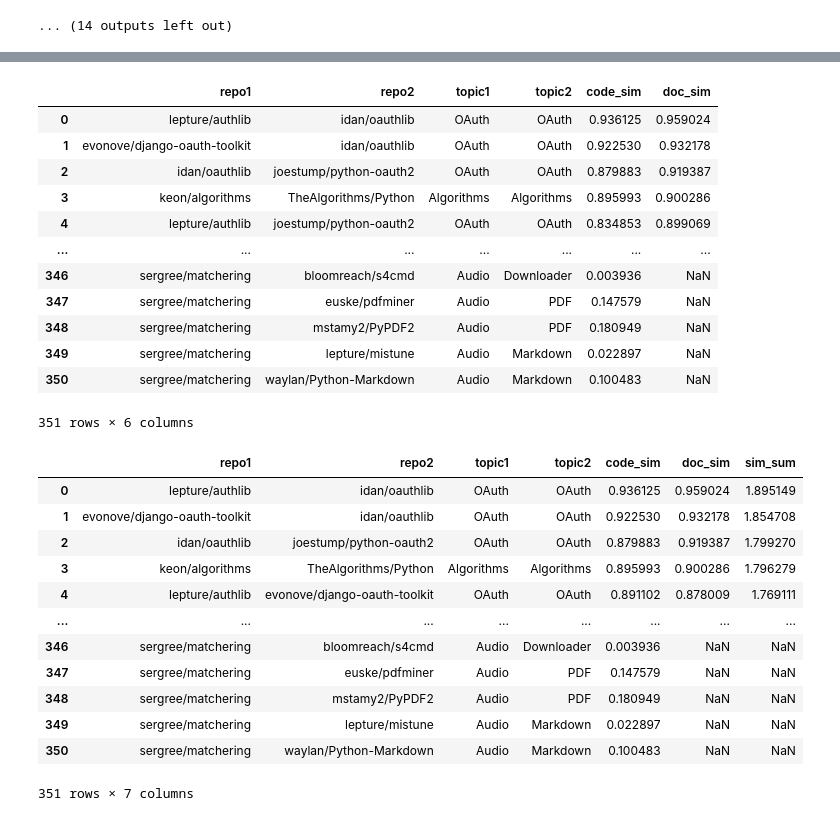
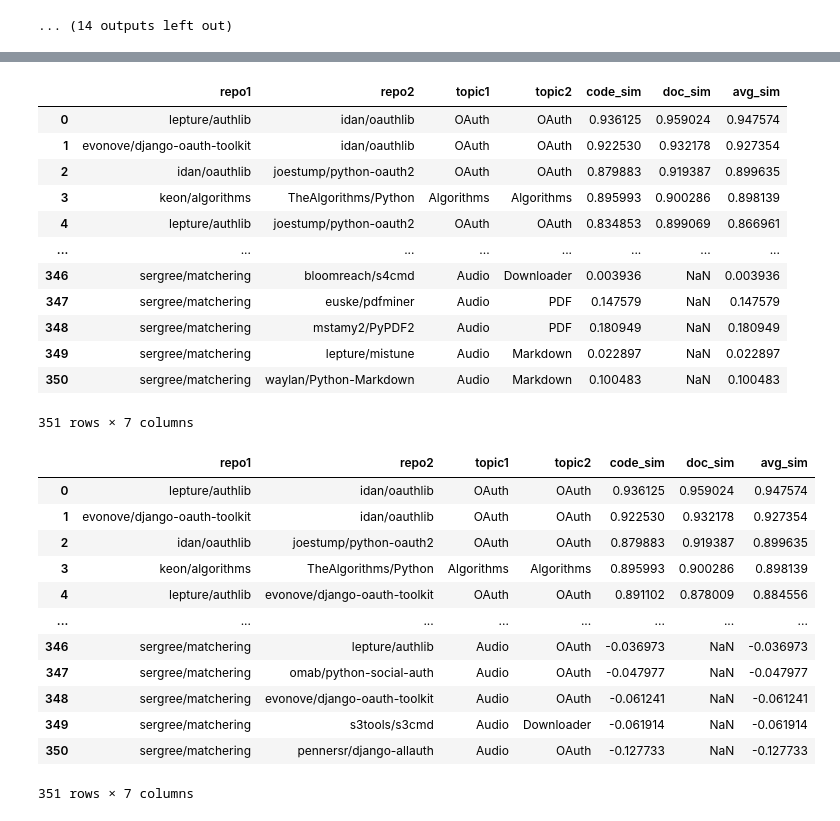
Before and after one commit to RepoAnalysis/RepoSim, a Jupyter notebook: notebooks/BiEncoder/UniXCoder.ipynb, the cells around one changed output, grey strips where cells are left out. Drawn from its saved outputs; the diff is of its cells as text; code cells hidden in the pictures.

```diff
--- a/notebooks/BiEncoder/UniXCoder.ipynb
+++ b/notebooks/BiEncoder/UniXCoder.ipynb
@@ -182,7 +184,8 @@ for repo_name, repo_dict in tqdm(repo_info.items()):
 # %%
+from torch.nn import CosineSimilarity
 from itertools import combinations
 
-cosim = torch.nn.CosineSimilarity(dim=0, eps=1e-8)
+cossim = CosineSimilarity(dim=0, eps=1e-8)
 res = []
 for repo1, repo2 in combinations(REPOS, 2):
     code_embeddings1 = repo_info[repo1]["code_embeddings"]
@@ -190,14 +193,14 @@ for repo1, repo2 in combinations(REPOS, 2):
     if code_embeddings1 is None or code_embeddings2 is None:
         code_similarity = None
     else:
-        code_similarity = cosim(code_embeddings1, code_embeddings2).cpu().detach().numpy().item()
+        code_similarity = cossim(code_embeddings1, code_embeddings2).cpu().detach().numpy().item()
 
     doc_embeddings1 = repo_info[repo1]["doc_embeddings"]
     doc_embeddings2 = repo_info[repo2]["doc_embeddings"]
     if doc_embeddings1 is None or doc_embeddings2 is None:
         doc_similarity = None
     else:
-        doc_similarity = cosim(doc_embeddings1, doc_embeddings2).cpu().detach().numpy().item()
+        doc_similarity = cossim(doc_embeddings1, doc_embeddings2).cpu().detach().numpy().item()
 
     topic1 = repo_info[repo1]["topic"]
     topic2 = repo_info[repo2]["topic"]
@@ -207,5 +210,8 @@ for repo1, repo2 in combinations(REPOS, 2):
 import pandas as pd
 
 df = pd.DataFrame(res, columns=["repo1", "repo2", "topic1", "topic2", "code_sim", "doc_sim"])
+
+# NaN values due to missing code/docstring in the repo will be skipped
+df["avg_sim"] = df[["code_sim", "doc_sim"]].mean(axis=1, skipna=True)
 df
 # %% [output]
@@ -245,34 +249,36 @@ df.sort_values("code_sim", ascending=False).reset_index(drop=True)
 # Sort the table based on docstring semantic similarity
 df.sort_values("doc_sim", ascending=False).reset_index(drop=True)
 # %% [output]
-|  | repo1 | repo2 | topic1 | topic2 | code_sim | doc_sim |
-| 0 | lepture/authlib | idan/oauthlib | OAuth | OAuth | 0.936125 | 0.959024 |
-| 1 | evonove/django-oauth-toolkit | idan/oauthlib | OAuth | OAuth | 0.922530 | 0.932178 |
-| 2 | idan/oauthlib | joestump/python-oauth2 | OAuth | OAuth | 0.879883 | 0.919387 |
-| 3 | keon/algorithms | TheAlgorithms/Python | Algorithms | Algorithms | 0.895993 | 0.900286 |
-| 4 | lepture/authlib | joestump/python-oauth2 | OAuth | OAuth | 0.834853 | 0.899069 |
-| ... | ... | ... | ... | ... | ... | ... |
-| 346 | sergree/matchering | bloomreach/s4cmd | Audio | Downloader | 0.003936 | NaN |
-| 347 | sergree/matchering | euske/pdfminer | Audio | PDF | 0.147579 | NaN |
-| 348 | sergree/matchering | mstamy2/PyPDF2 | Audio | PDF | 0.180949 | NaN |
-| 349 | sergree/matchering | lepture/mistune | Audio | Markdown | 0.022897 | NaN |
-| 350 | sergree/matchering | waylan/Python-Markdown | Audio | Markdown | 0.100483 | NaN |
+|  | repo1 | repo2 | topic1 | topic2 | code_sim | doc_sim | avg_sim |
+| 0 | lepture/authlib | idan/oauthlib | OAuth | OAuth | 0.936125 | 0.959024 | 0.947574 |
+| 1 | evonove/django-oauth-toolkit | idan/oauthlib | OAuth | OAuth | 0.922530 | 0.932178 | 0.927354 |
+| 2 | idan/oauthlib | joestump/python-oauth2 | OAuth | OAuth | 0.879883 | 0.919387 | 0.899635 |
+| 3 | keon/algorithms | TheAlgorithms/Python | Algorithms | Algorithms | 0.895993 | 0.900286 | 0.898139 |
+| 4 | lepture/authlib | joestump/python-oauth2 | OAuth | OAuth | 0.834853 | 0.899069 | 0.866961 |
+| ... | ... | ... | ... | ... | ... | ... | ... |
+| 346 | sergree/matchering | bloomreach/s4cmd | Audio | Downloader | 0.003936 | NaN | 0.003936 |
+| 347 | sergree/matchering | euske/pdfminer | Audio | PDF | 0.147579 | NaN | 0.147579 |
+| 348 | sergree/matchering | mstamy2/PyPDF2 | Audio | PDF | 0.180949 | NaN | 0.180949 |
+| 349 | sergree/matchering | lepture/mistune | Audio | Markdown | 0.022897 | NaN | 0.022897 |
+| 350 | sergree/matchering | waylan/Python-Markdown | Audio | Markdown | 0.100483 | NaN | 0.100483 |
-351 rows × 6 columns
+351 rows × 7 columns
 # %%
-# Sort the table based on the sum of code and docstring similarities
-df["sim_sum"] = df["code_sim"] + df["doc_sim"]
-df.sort_values("sim_sum", ascending=False).reset_index(drop=True)
+# Sort the table based on average similarity and save it
+df = df.sort_values("avg_sim", ascending=False).reset_index(drop=True)
+df.to_csv("eval_res.csv")
+
+df
 # %% [output]
-|  | repo1 | repo2 | topic1 | topic2 | code_sim | doc_sim | sim_sum |
-| 0 | lepture/authlib | idan/oauthlib | OAuth | OAuth | 0.936125 | 0.959024 | 1.895149 |
-| 1 | evonove/django-oauth-toolkit | idan/oauthlib | OAuth | OAuth | 0.922530 | 0.932178 | 1.854708 |
-| 2 | idan/oauthlib | joestump/python-oauth2 | OAuth | OAuth | 0.879883 | 0.919387 | 1.799270 |
-| 3 | keon/algorithms | TheAlgorithms/Python | Algorithms | Algorithms | 0.895993 | 0.900286 | 1.796279 |
-| 4 | lepture/authlib | evonove/django-oauth-toolkit | OAuth | OAuth | 0.891102 | 0.878009 | 1.769111 |
+|  | repo1 | repo2 | topic1 | topic2 | code_sim | doc_sim | avg_sim |
+| 0 | lepture/authlib | idan/oauthlib | OAuth | OAuth | 0.936125 | 0.959024 | 0.947574 |
+| 1 | evonove/django-oauth-toolkit | idan/oauthlib | OAuth | OAuth | 0.922530 | 0.932178 | 0.927354 |
+| 2 | idan/oauthlib | joestump/python-oauth2 | OAuth | OAuth | 0.879883 | 0.919387 | 0.899635 |
+| 3 | keon/algorithms | TheAlgorithms/Python | Algorithms | Algorithms | 0.895993 | 0.900286 | 0.898139 |
+| 4 | lepture/authlib | evonove/django-oauth-toolkit | OAuth | OAuth | 0.891102 | 0.878009 | 0.884556 |
 | ... | ... | ... | ... | ... | ... | ... | ... |
-| 346 | sergree/matchering | bloomreach/s4cmd | Audio | Downloader | 0.003936 | NaN | NaN |
-| 347 | sergree/matchering | euske/pdfminer | Audio | PDF | 0.147579 | NaN | NaN |
-| 348 | sergree/matchering | mstamy2/PyPDF2 | Audio | PDF | 0.180949 | NaN | NaN |
-| 349 | sergree/matchering | lepture/mistune | Audio | Markdown | 0.022897 | NaN | NaN |
-| 350 | sergree/matchering | waylan/Python-Markdown | Audio | Markdown | 0.100483 | NaN | NaN |
+| 346 | sergree/matchering | lepture/authlib | Audio | OAuth | -0.036973 | NaN | -0.036973 |
+| 347 | sergree/matchering | omab/python-social-auth | Audio | OAuth | -0.047977 | NaN | -0.047977 |
+| 348 | sergree/matchering | evonove/django-oauth-toolkit | Audio | OAuth | -0.061241 | NaN | -0.061241 |
+| 349 | sergree/matchering | s3tools/s3cmd | Audio | Downloader | -0.061914 | NaN | -0.061914 |
+| 350 | sergree/matchering | pennersr/django-allauth | Audio | OAuth | -0.127733 | NaN | -0.127733 |
 351 rows × 7 columns
```
Also changed, not shown: parts of 7 cells of this notebook.
